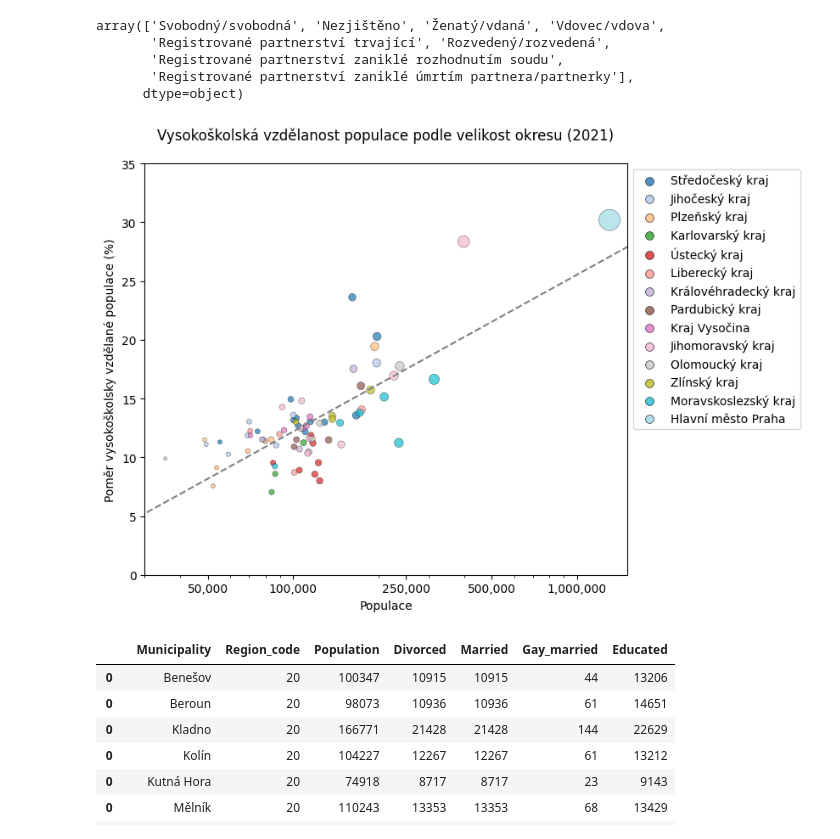
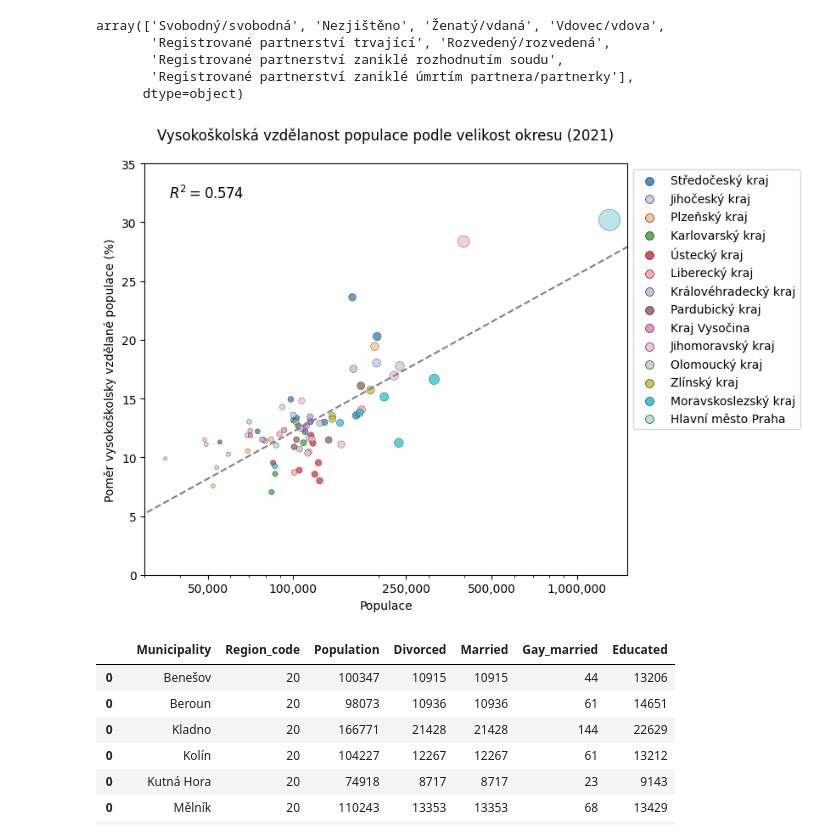
Before and after one commit to dominik-sv/Population-Data, a Jupyter notebook: education.ipynb, the cells around one changed output. Saved outputs shown, nothing was run; the diff lists cells and outputs as text; code cells hidden in the pictures.

```diff
--- a/education.ipynb
+++ b/education.ipynb
@@ -348,34 +348,42 @@ ax.set_xticks(ticks)
 ax.xaxis.set_major_formatter(
     FuncFormatter(lambda val, pos: f"{int(val):,}")
 )
 
 # manual legend entries for regions
 for i, region in enumerate(uniques):
     ax.scatter([], [],
                c=[cmap(i)],
                s=50,
                alpha=0.8,
                edgecolor='k',
                linewidth=0.5,
                label=region_dict[int(region)])
 
 leg = ax.legend(bbox_to_anchor=(1, 1),
                 loc='upper left',
                 borderaxespad=0.5)
 
+# show R^2
+r_squared = np.corrcoef(np.log(x), y)[0, 1] ** 2
+ax.text(0.05, 0.95,
+        f"$R^2 = {r_squared:.3f}$",
+        transform=ax.transAxes,
+        fontsize=12,
+        verticalalignment='top')
+
 # adjust layout to make room for title & legend
 plt.tight_layout(rect=[0, 0, 0.85, 1])
 
 # save to PDF
 fig.savefig("vzdelanost_podle_okresu.pdf",
             format="pdf",
             bbox_inches="tight",
             dpi=300)
 
 # finally display
 plt.show()
 # %% [output]
-[figure, old version]
+[figure, new version]
 # %%
 data.head(30)
 # %% [output]
```
Also changed, not shown: parts of 1 cell of this notebook, 5 other files.
